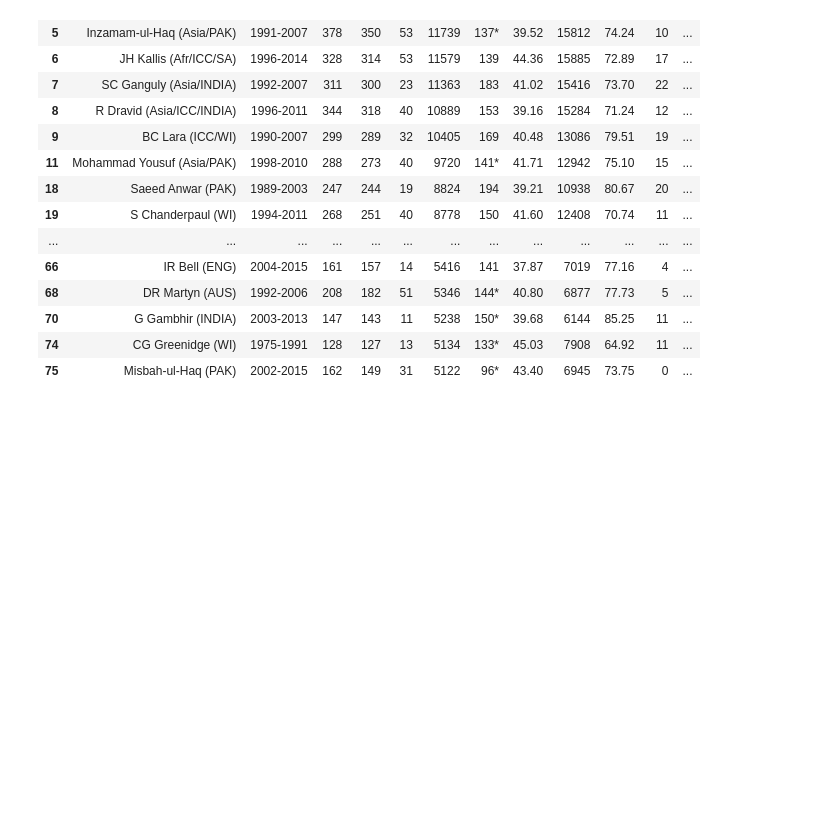
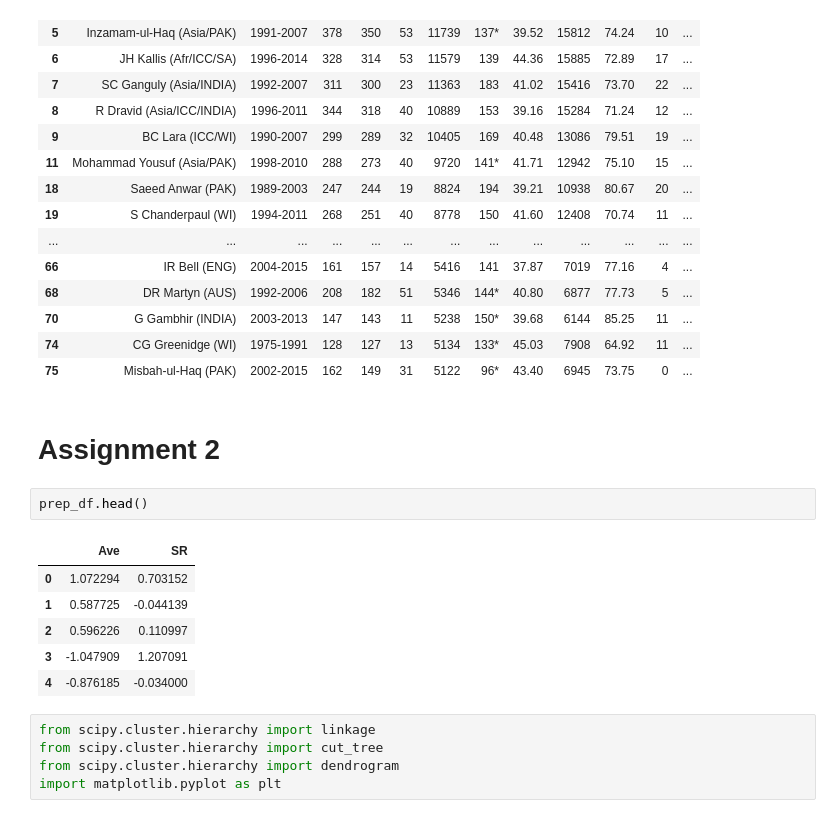
Before and after one commit to ds-souvik/Machine-Learning-Basic-Intermediate-Expert., a Jupyter notebook: 13 Machine Learning - Clusturing/Assignment.ipynb, the cells around one changed output. Cells and saved outputs as stored; diff of their text form; blank space fills up the shorter version.

```diff
--- a/13 Machine Learning - Clusturing/Assignment.ipynb
+++ b/13 Machine Learning - Clusturing/Assignment.ipynb
@@ -67,3 +69,19 @@ df[df['Cluster']== 0]
 | 70 | G Gambhir (INDIA) | 2003-2013 | 147 | 143 | 11 | 5238 | 150* | 39.68 | 6144 | 85.25 | 11 | ... |
 | 74 | CG Greenidge (WI) | 1975-1991 | 128 | 127 | 13 | 5134 | 133* | 45.03 | 7908 | 64.92 | 11 | ... |
 | 75 | Misbah-ul-Haq (PAK) | 2002-2015 | 162 | 149 | 31 | 5122 | 96* | 43.40 | 6945 | 73.75 | 0 | ... |
+# %% [markdown]
+# Assignment 2
+# %%
+prep_df.head()
+# %% [output]
+|  | Ave | SR |
+| 0 | 1.072294 | 0.703152 |
+| 1 | 0.587725 | -0.044139 |
+| 2 | 0.596226 | 0.110997 |
+| 3 | -1.047909 | 1.207091 |
+| 4 | -0.876185 | -0.034000 |
+# %%
+from scipy.cluster.hierarchy import linkage
+from scipy.cluster.hierarchy import cut_tree
+from scipy.cluster.hierarchy import dendrogram
+import matplotlib.pyplot as plt
```
Also changed, not shown: parts of 6 cells of this notebook, 1 other file.
